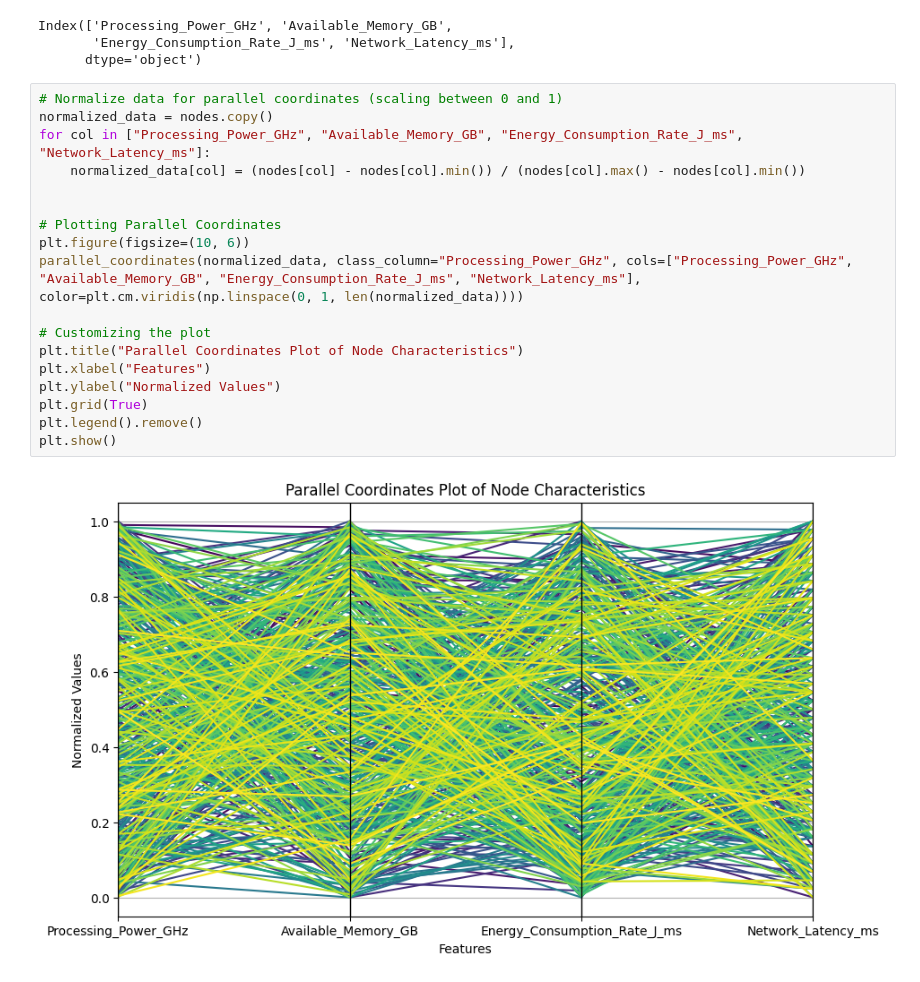
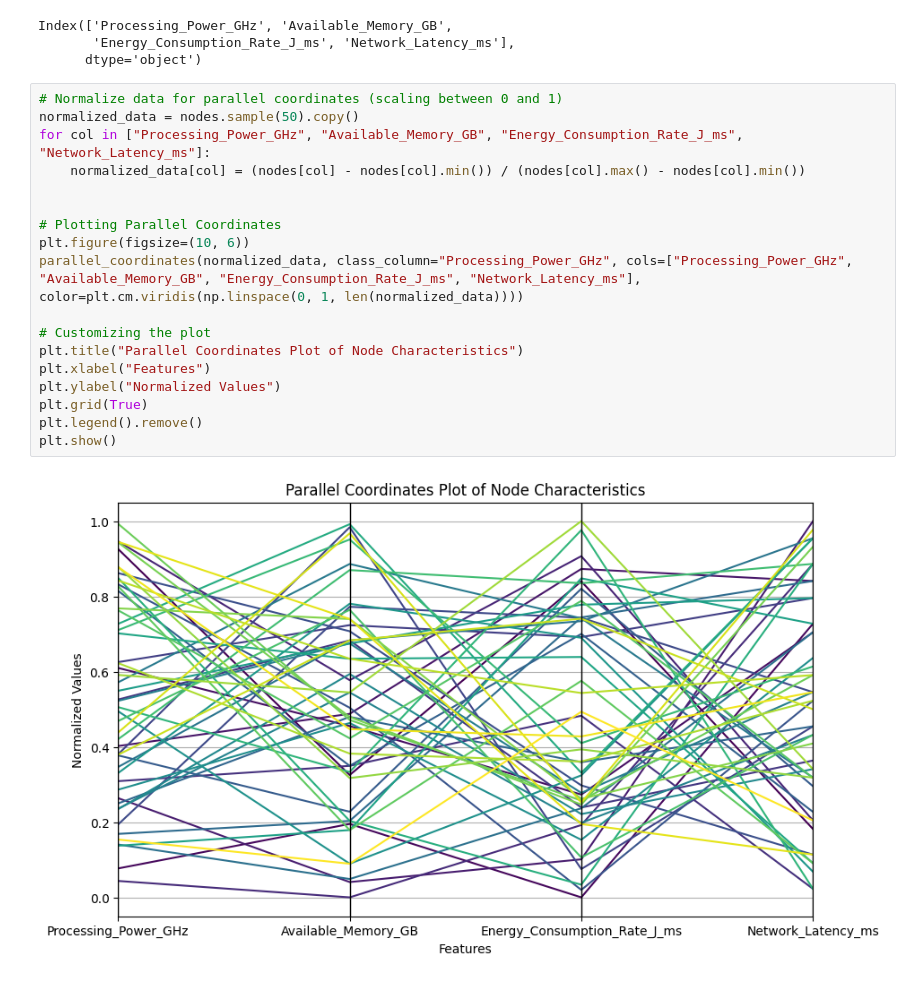
Before and after one commit to WellKnownDedication/Cloud-Computing-Performance-Metrics-Analysis, a Jupyter notebook: src/EDA.ipynb, the cells around one changed output. Cells and saved outputs as stored; diff of their text form.

Commit message:
Multidim graphs changes

```diff
--- a/src/EDA.ipynb
+++ b/src/EDA.ipynb
@@ -295,21 +295,21 @@ Index(['Processing_Power_GHz', 'Available_Memory_GB',
       dtype='object')
 # %%
 # Normalize data for parallel coordinates (scaling between 0 and 1)
-normalized_data = nodes.copy()
+normalized_data = nodes.sample(50).copy()
 for col in ["Processing_Power_GHz", "Available_Memory_GB", "Energy_Consumption_Rate_J_ms", "Network_Latency_ms"]:
     normalized_data[col] = (nodes[col] - nodes[col].min()) / (nodes[col].max() - nodes[col].min())
 
 
 # Plotting Parallel Coordinates
 plt.figure(figsize=(10, 6))
 parallel_coordinates(normalized_data, class_column="Processing_Power_GHz", cols=["Processing_Power_GHz", "Available_Memory_GB", "Energy_Consumption_Rate_J_ms", "Network_Latency_ms"], color=plt.cm.viridis(np.linspace(0, 1, len(normalized_data))))
 
 # Customizing the plot
 plt.title("Parallel Coordinates Plot of Node Characteristics")
 plt.xlabel("Features")
 plt.ylabel("Normalized Values")
 plt.grid(True)
 plt.legend().remove()
 plt.show()
 # %% [output]
-[figure, old version]
+[figure, new version]
```
